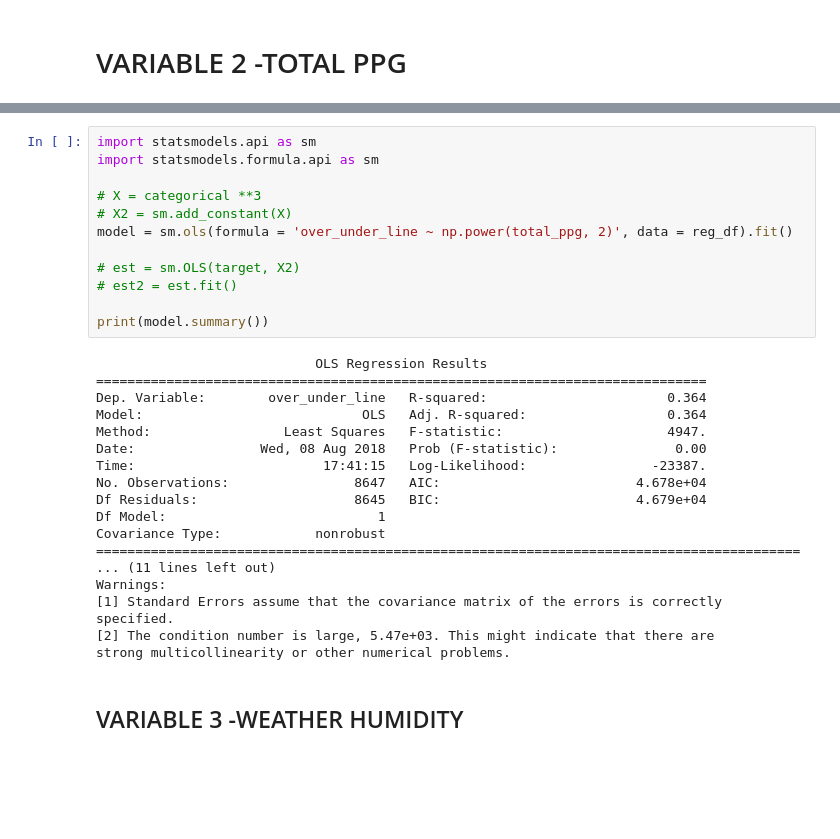
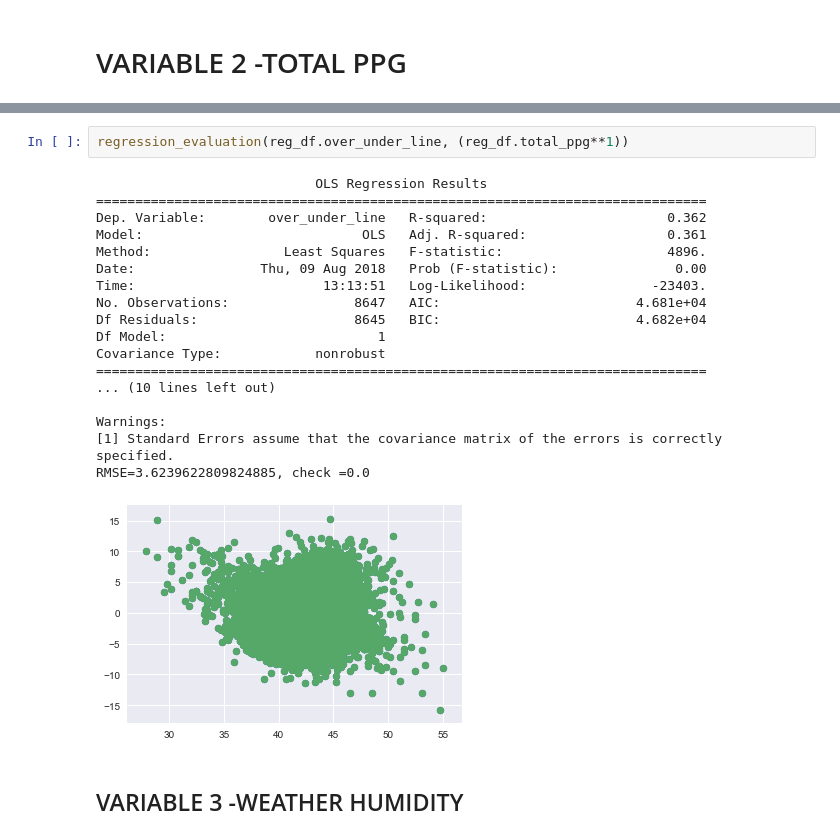
Before and after one commit to slieb74/NFL-Betting-Data, a Jupyter notebook: Regression.ipynb, the cells around one changed output, grey strips where cells are left out. Drawn from its saved outputs; the diff is of its cells as text; blank space fills up the shorter version.

```diff
--- a/Regression.ipynb
+++ b/Regression.ipynb
@@ -340,33 +378,24 @@ poly_regression((reg_df.total_ppg), reg_df.over_under_line, [2],15,85, 25, 65,10
-# %%
-import statsmodels.api as sm
-import statsmodels.formula.api as sm
-
-# X = categorical **3
-# X2 = sm.add_constant(X)
-model = sm.ols(formula = 'over_under_line ~ np.power(total_ppg, 2)', data = reg_df).fit()
-
-# est = sm.OLS(target, X2)
-# est2 = est.fit()
-
-print(model.summary())
-# %% [output]
-                            OLS Regression Results
-==============================================================================
-Dep. Variable:        over_under_line   R-squared:                       0.364
-Model:                            OLS   Adj. R-squared:                  0.364
-Method:                 Least Squares   F-statistic:                     4947.
-Date:                Wed, 08 Aug 2018   Prob (F-statistic):               0.00
-Time:                        17:41:15   Log-Likelihood:                -23387.
-No. Observations:                8647   AIC:                         4.678e+04
-Df Residuals:                    8645   BIC:                         4.679e+04
-Df Model:                           1
-Covariance Type:            nonrobust
-==========================================================================================
-... (11 lines left out)
-Warnings:
-[1] Standard Errors assume that the covariance matrix of the errors is correctly specified.
-[2] The condition number is large, 5.47e+03. This might indicate that there are
-strong multicollinearity or other numerical problems.
+# %%
+regression_evaluation(reg_df.over_under_line, (reg_df.total_ppg**1))
+# %% [output]
+                            OLS Regression Results
+==============================================================================
+Dep. Variable:        over_under_line   R-squared:                       0.362
+Model:                            OLS   Adj. R-squared:                  0.361
+Method:                 Least Squares   F-statistic:                     4896.
+Date:                Thu, 09 Aug 2018   Prob (F-statistic):               0.00
+Time:                        13:13:51   Log-Likelihood:                -23403.
+No. Observations:                8647   AIC:                         4.681e+04
+Df Residuals:                    8645   BIC:                         4.682e+04
+Df Model:                           1
+Covariance Type:            nonrobust
+==============================================================================
+... (10 lines left out)
+
+Warnings:
+[1] Standard Errors assume that the covariance matrix of the errors is correctly specified.
+RMSE=3.6239622809824885, check =0.0
+[figure, added]
 # %% [markdown]
 ## VARIABLE 3 -WEATHER HUMIDITY
 # %%
```
Also changed, not shown: parts of 41 cells of this notebook, 1 other file.
